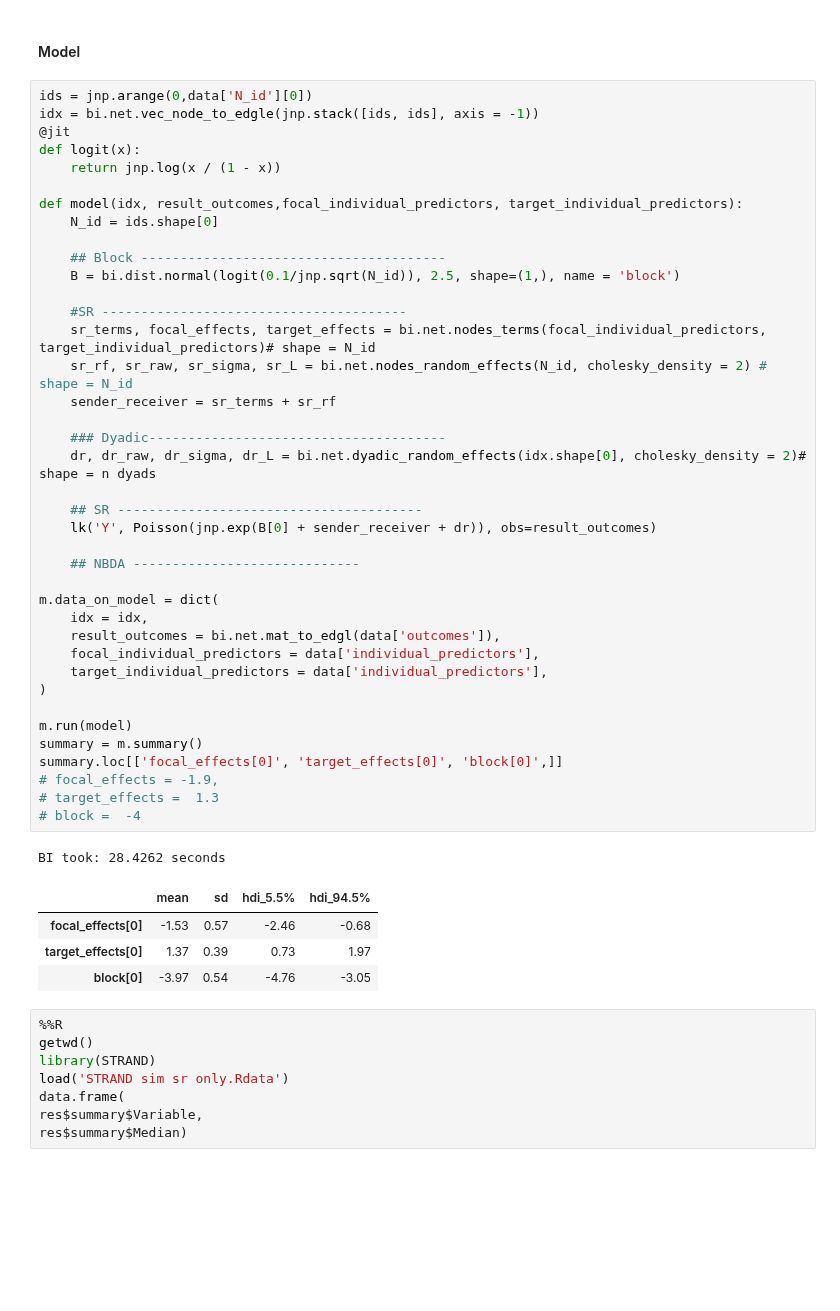
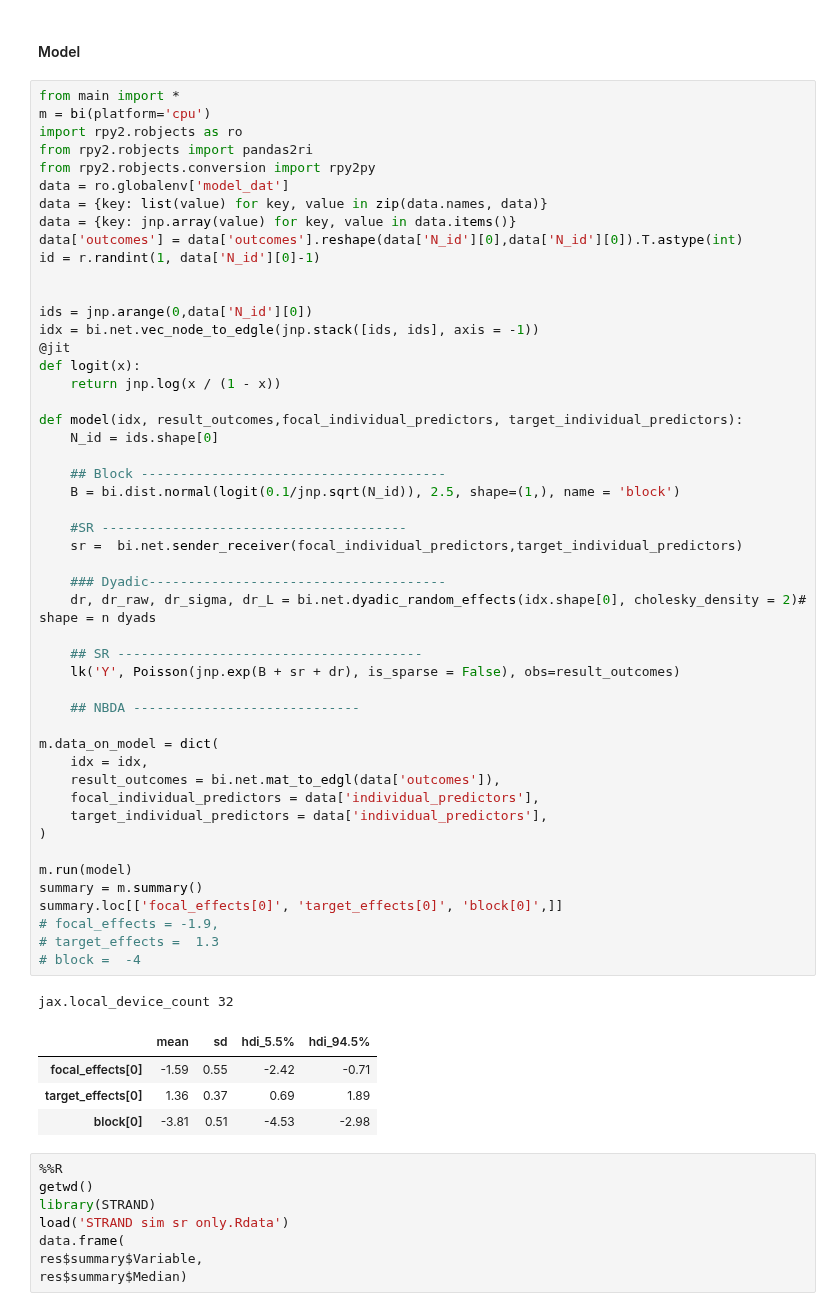
Before and after one commit to BGN-for-ASNA/BI, a Jupyter notebook: bi/Network simulation.ipynb, the cells around one changed output. Saved outputs shown, nothing was run; the diff lists cells and outputs as text; blank space fills up the shorter version.

```diff
--- a/bi/Network simulation.ipynb
+++ b/bi/Network simulation.ipynb
@@ -272,6 +259,18 @@ jax.local_device_count 32
 # %% [markdown]
 #### Model
 # %%
+from main import *
+m = bi(platform='cpu')
+import rpy2.robjects as ro
+from rpy2.robjects import pandas2ri
+from rpy2.robjects.conversion import rpy2py
+data = ro.globalenv['model_dat']
+data = {key: list(value) for key, value in zip(data.names, data)}
+data = {key: jnp.array(value) for key, value in data.items()}
+data['outcomes'] = data['outcomes'].reshape(data['N_id'][0],data['N_id'][0]).T.astype(int)
+id = r.randint(1, data['N_id'][0]-1)
+
+
 ids = jnp.arange(0,data['N_id'][0])
 idx = bi.net.vec_node_to_edgle(jnp.stack([ids, ids], axis = -1))
 @jit
@@ -281,41 +280,39 @@ def logit(x):
 def model(idx, result_outcomes,focal_individual_predictors, target_individual_predictors):
     N_id = ids.shape[0]
 
     ## Block ---------------------------------------
     B = bi.dist.normal(logit(0.1/jnp.sqrt(N_id)), 2.5, shape=(1,), name = 'block')
 
     #SR ---------------------------------------
-    sr_terms, focal_effects, target_effects = bi.net.nodes_terms(focal_individual_predictors, target_individual_predictors)# shape = N_id
-    sr_rf, sr_raw, sr_sigma, sr_L = bi.net.nodes_random_effects(N_id, cholesky_density = 2) # shape = N_id
-    sender_receiver = sr_terms + sr_rf
+    sr =  bi.net.sender_receiver(focal_individual_predictors,target_individual_predictors)
 
     ### Dyadic--------------------------------------
     dr, dr_raw, dr_sigma, dr_L = bi.net.dyadic_random_effects(idx.shape[0], cholesky_density = 2)# shape = n dyads
 
     ## SR ---------------------------------------
-    lk('Y', Poisson(jnp.exp(B[0] + sender_receiver + dr)), obs=result_outcomes)
+    lk('Y', Poisson(jnp.exp(B + sr + dr), is_sparse = False), obs=result_outcomes)
 
     ## NBDA -----------------------------
 
 m.data_on_model = dict(
     idx = idx,
     result_outcomes = bi.net.mat_to_edgl(data['outcomes']),
     focal_individual_predictors = data['individual_predictors'],
     target_individual_predictors = data['individual_predictors'],
 )
 
 m.run(model)
 summary = m.summary()
 summary.loc[['focal_effects[0]', 'target_effects[0]', 'block[0]',]]
 # focal_effects = -1.9,
 # target_effects =  1.3
 # block =  -4
 # %% [output]
-BI took: 28.4262 seconds
+jax.local_device_count 32
 |  | mean | sd | hdi_5.5% | hdi_94.5% |
-| focal_effects[0] | -1.53 | 0.57 | -2.46 | -0.68 |
-| target_effects[0] | 1.37 | 0.39 | 0.73 | 1.97 |
-| block[0] | -3.97 | 0.54 | -4.76 | -3.05 |
+| focal_effects[0] | -1.59 | 0.55 | -2.42 | -0.71 |
+| target_effects[0] | 1.36 | 0.37 | 0.69 | 1.89 |
+| block[0] | -3.81 | 0.51 | -4.53 | -2.98 |
 # %%
 %%R
 getwd()
```
Also changed, not shown: parts of 13 cells of this notebook, 40 other files.
